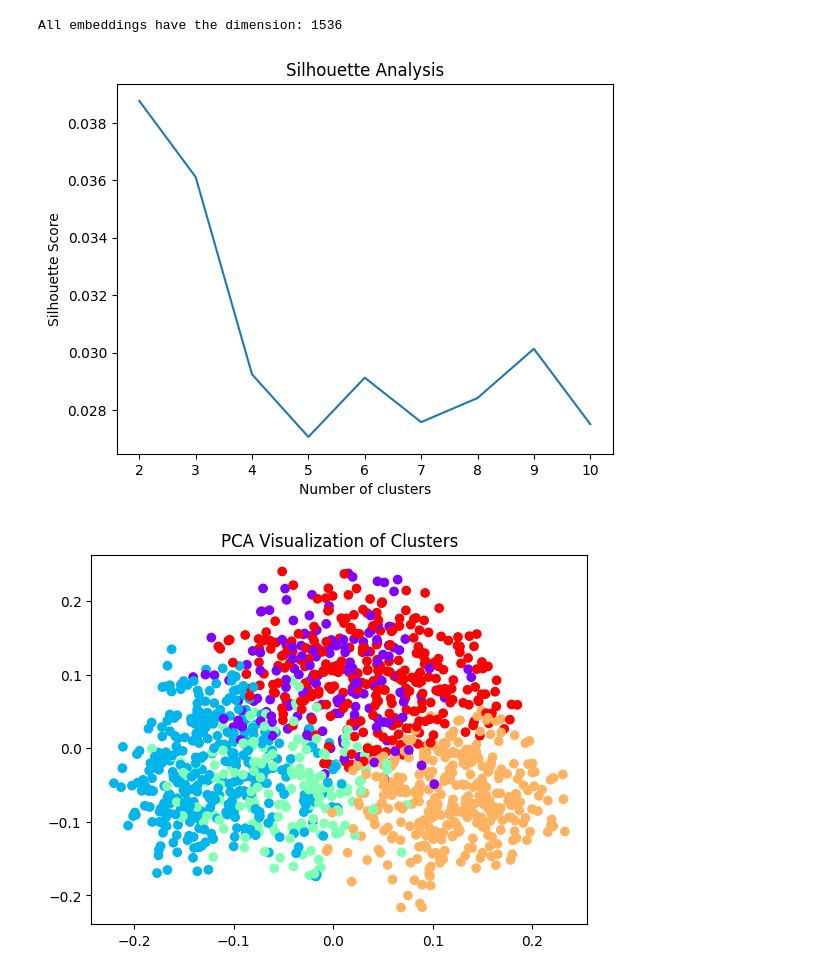
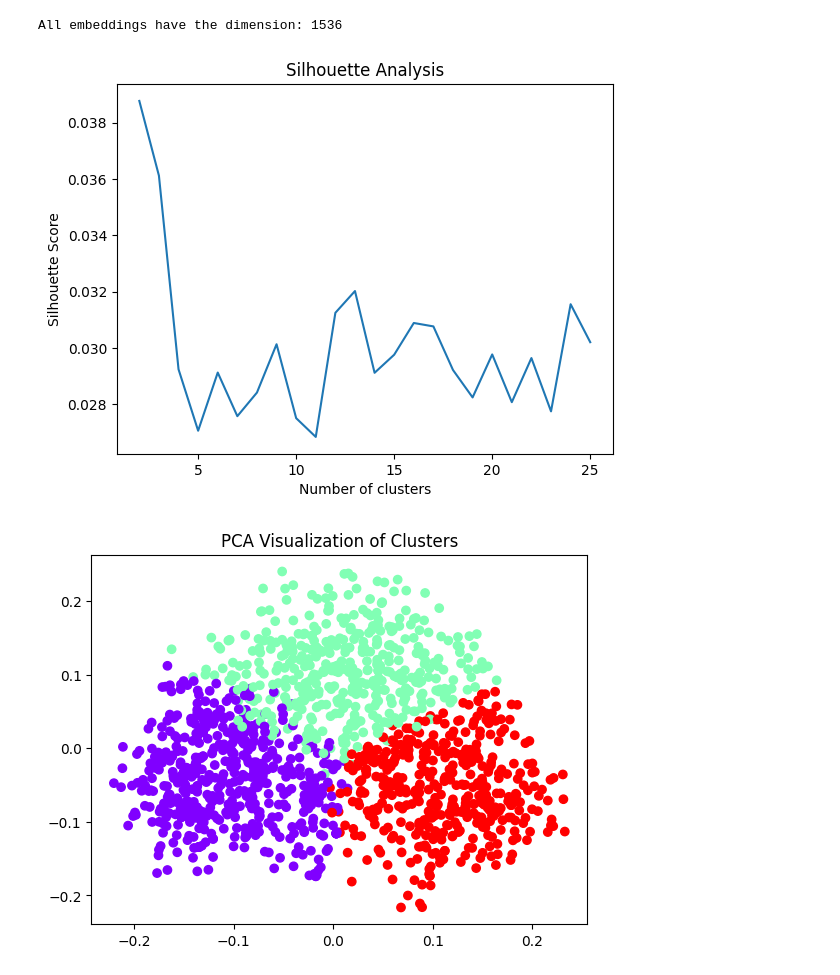
Before and after one commit to pabloferre/innk_dw_dev, a Jupyter notebook: working-nb.ipynb, the cells around one changed output. Saved outputs shown, nothing was run; the diff lists cells and outputs as text; code cells hidden in the pictures.

```diff
--- a/working-nb.ipynb
+++ b/working-nb.ipynb
@@ -125,7 +125,7 @@ class fit_clusters():
         self.n_clusters = n_clusters
         self.kmeans = KMeans(n_clusters=self.n_clusters, random_state=0)
         self.labels = ''
-        self.max_clusters = 10
+        self.max_clusters = 25
 
     def fit(self):
         self.kmeans.fit(self.data)
@@ -186,9 +192,10 @@ All embeddings have the dimension: 1536
 sol_emb =  fit_clusters(embedding_solution)
 sol_emb.silhouette_score()
 # %% [output]
-[figure, old version]
+[figure, new version]
 # %%
+sol_emb = fit_clusters(embedding_solution, 3)
 sol_emb.fit()
 sol_emb.pca_visualization()
 # %% [output]
-[figure, old version]
+[figure, new version]
```
Also changed, not shown: parts of 10 cells of this notebook, 4 other files.
